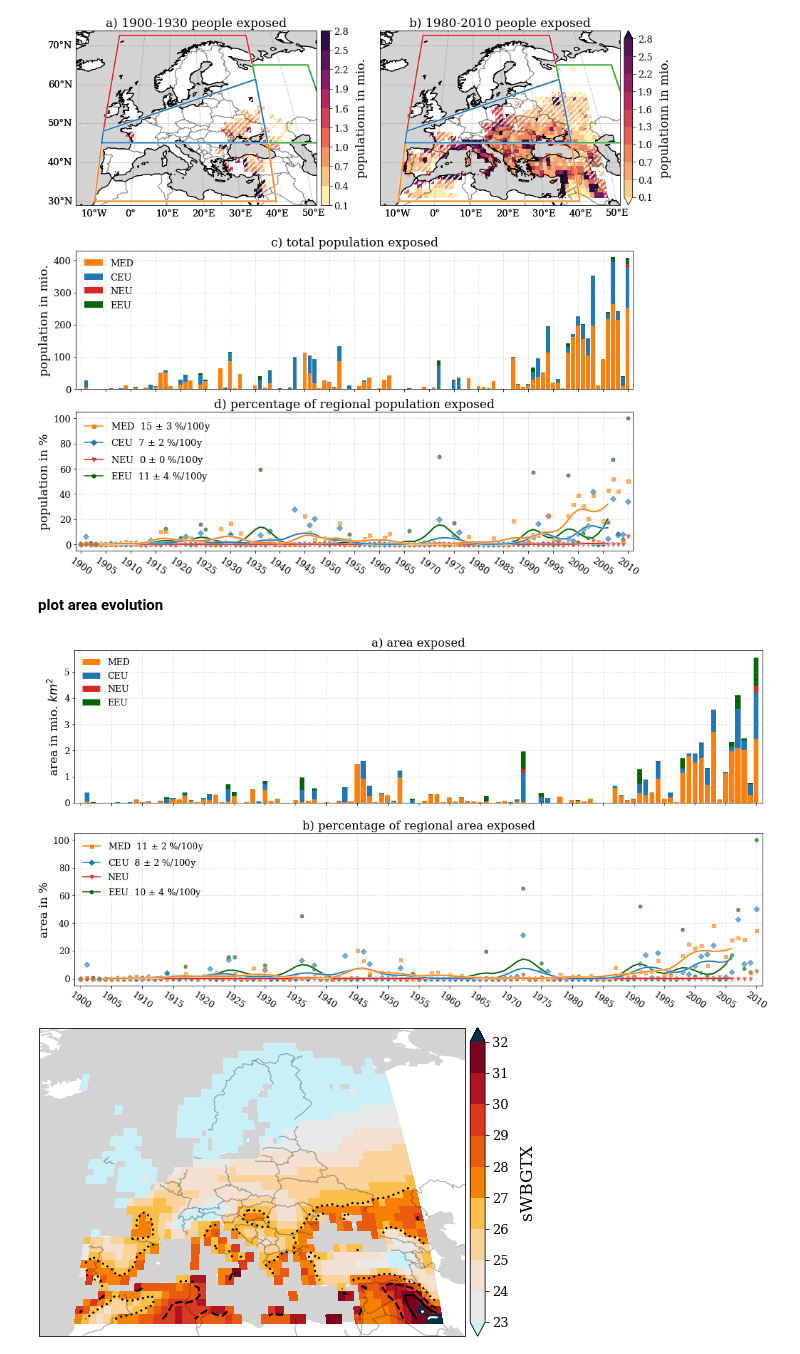
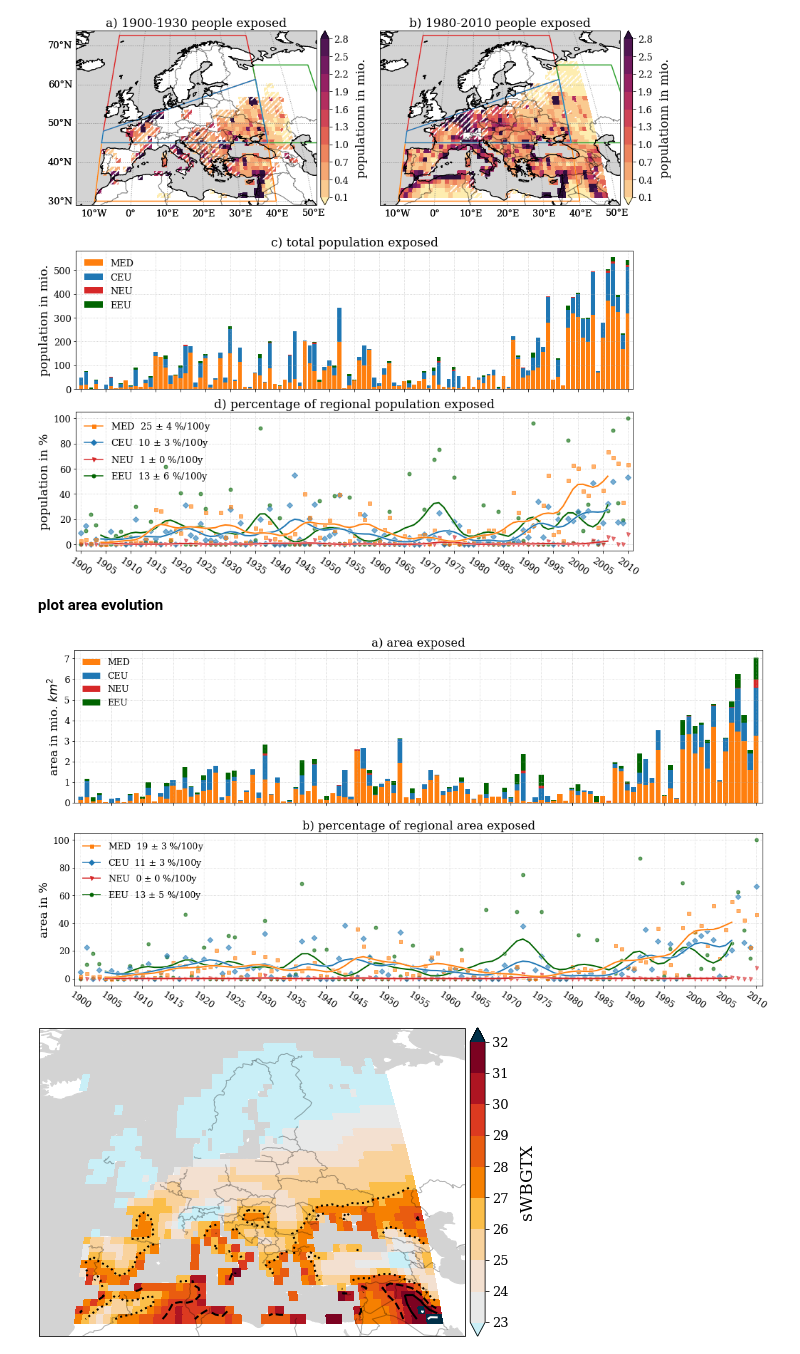
Before and after one commit to nilsnevertree/Trends-in-Heat-Stress-over-Europe, a Jupyter notebook: Scripts/heat_wave_population-ydrunpctl.ipynb, the cells around one changed output. Cells and saved outputs as stored; diff of their text form; code cells hidden in the pictures.

```diff
--- a/Scripts/heat_wave_population-ydrunpctl.ipynb
+++ b/Scripts/heat_wave_population-ydrunpctl.ipynb
@@ -65,7 +65,7 @@ regions = [("EUR", None),('NEU', 16), ('CEU', 17) , ('EEU' , 18), ('MED' , 19) ]
 # %%
 # import cartopy
 
-min_yearlydays = 6
+min_yearlydays = 3
 quantile_sWBGT = 0.98
 min_years = 5
 min_years_low = 2
@@ -123,8 +123,8 @@ plotfunc.area_plot(ax = ax1, data = plot_data,
 # ax.add_feature(cartopy.feature.BORDERS, zorder = 10, color = "k", alpha = 0.5)
 ax1.set_title(title_last30)
 
-plotfunc.plot_all_regions(ax0, regions = AR6_coords, linestyle = '-', linewidth = 2, underline = 1)
-plotfunc.plot_all_regions(ax1, regions = AR6_coords, linestyle = '-', linewidth = 2, underline = 1)
+plotfunc.plot_all_regions(ax0, regions = AR6_coords, linestyle = '-', linewidth = 1.5, underline = 0.1, zorder = 10)
+plotfunc.plot_all_regions(ax1, regions = AR6_coords, linestyle = '-', linewidth = 1.5, underline = 0.1, zorder = 10)
 
 ax2 = fig.add_subplot(gs[3:5,:])
 bottom = 0
@@ -161,34 +161,34 @@ for idx, color, name, marker in [(18, 'darkgreen', 'EEU', 'o'), (16, 'tab:red',
              linestyle = '-', marker = marker,
              markersize = 0, label = name,
              zorder = 3, alpha = 1)
 
     ax3.plot(mask.year, plot_data,
              color = color,
              linestyle = '-', linewidth = 0,
              markersize = 5, marker = marker,
              alpha = 0.6, zorder = 2)
 
     if linreg['p_value'].values <= 0.05 :
         patches.append(mlines.Line2D([], [], color=color, marker=marker,
                           markersize=5, label=name + r'  {:.0f} {:} {:.0f} {:}'.format(linreg['slope'].values*100/111*100, r'$\pm$', linreg['std_err'].values*100/111*100, '%/100y')))
     else:
         patches.append(mlines.Line2D([], [], color=color, marker=marker,
                           markersize=5, label=name))
 
 ax3.legend(handles = patches[::-1])
 ax3.set_title(lower_title)
 ax3.set_ylabel('population in %')
 ax3.get_shared_x_axes().join(ax2, ax3)
 ax2.set_xticklabels([])
 ax3.set_xticks(np.arange(xmin +1,xmax,5))
 ax3.set_xticklabels(np.arange(xmin +1,xmax,5), rotation = -35)
 ax3.set_xlim([xmin,xmax])
 
 # ax3.set_xtickslabels(np.arange(xmax +1,xmax,5))
 ax3.grid()
 fig.savefig(populationfolder + savename + '_ydrunpctl_98_referenceperiod')
 # %% [output]
-[figure, old version]
+[figure, new version]
 # %% [markdown]
 **plot area evolution**
 # %%
@@ -270,7 +270,7 @@ ax3.set_xlim([xmin,xmax])
 ax3.grid()
 fig.savefig(populationfolder + savename + '_ydrunpctl_98_referenceperiod')
 # %% [output]
-[figure, old version]
+[figure, new version]
 # %%
 
 fig = plt.figure(figsize = (8,8))
```
Also changed, not shown: 2 other files.
